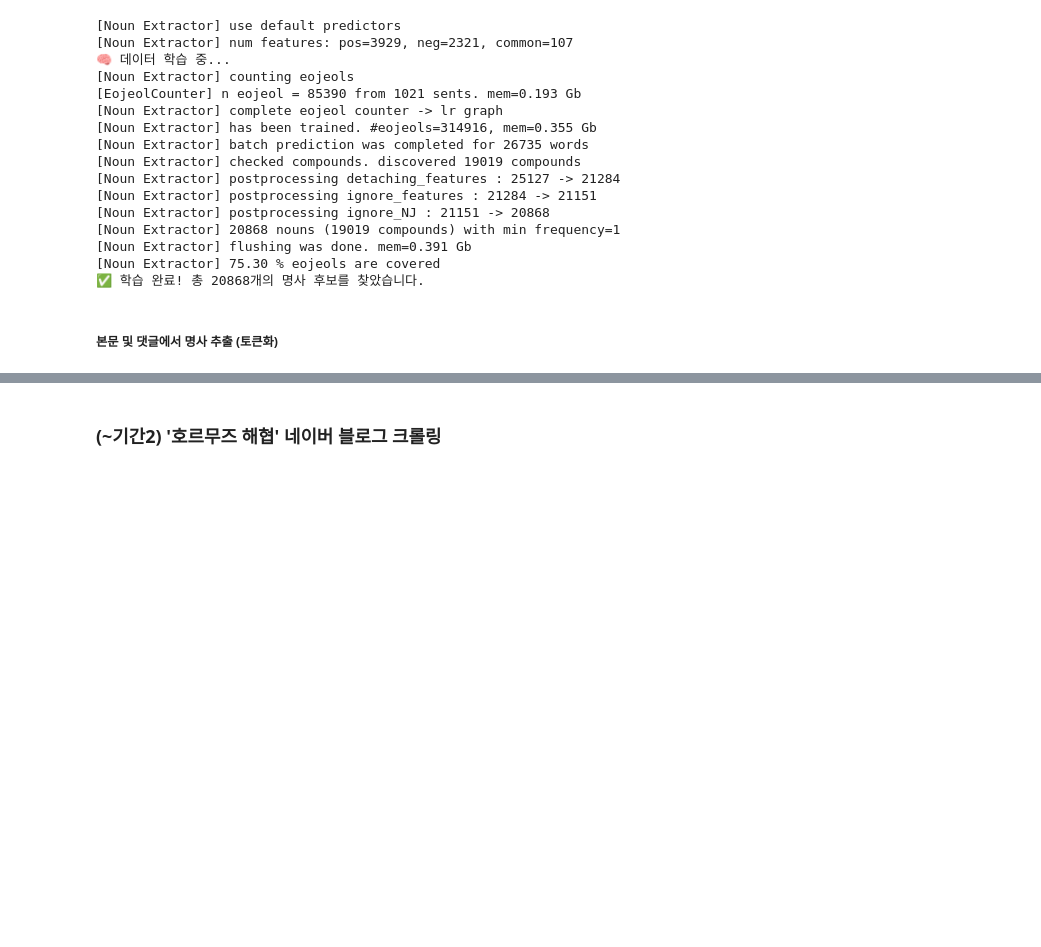
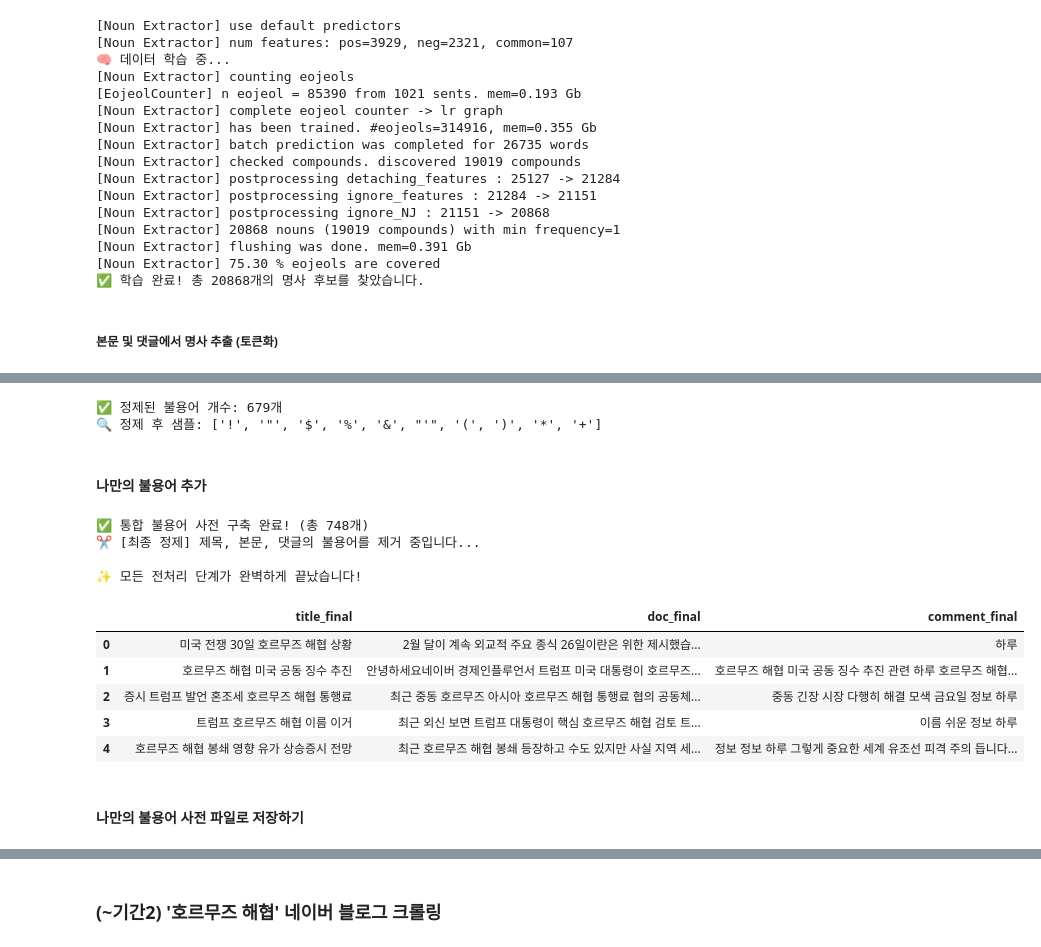
Before and after one commit to taehatae/Crawling_practice, a Jupyter notebook: 중간고사팀프로젝트/중간고사팀프로젝트_황태하_신형진.ipynb, the cells around one changed output, grey strips where cells are left out. Cells and saved outputs as stored; diff of their text form; code cells hidden in the pictures; blank space fills up the shorter version.

```diff
--- a/중간고사팀프로젝트/중간고사팀프로젝트_황태하_신형진.ipynb
+++ b/중간고사팀프로젝트/중간고사팀프로젝트_황태하_신형진.ipynb
@@ -639,0 +669,71 @@ display(df_total[['title_noun', 'doc_noun', 'comment_noun']].head())
+# %%
+# 1. 리스트 컴프리헨션으로 간결하게 처리
+# .strip()은 앞뒤의 모든 공백과 줄바꿈(\n)을 한꺼번에 제거합니다.
+stw = [word.strip() for word in st if word.strip()]
+
+# 2. 결과 확인
+print(f"✅ 정제된 불용어 개수: {len(stw)}개")
+print(f"🔍 정제 후 샘플: {stw[:10]}")
+# %% [output]
+✅ 정제된 불용어 개수: 679개
+🔍 정제 후 샘플: ['!', '"', '$', '%', '&', "'", '(', ')', '*', '+']
+# %% [markdown]
+#### 나만의 불용어 추가
+# %%
+# 사용자 정의 불용어 리스트 통합
+my_stopwords = [
+    # 일반적인 분석 노이즈
+    '포스팅', '블로그', '카페', '네이버', '수집', '에러', '발생', '내용없음',
+    '진짜', '오늘', '이번', '경우', '때문', '정도', '하나', '생각', '우리',
+    '뉴스', '공유', '출처', '댓글', '작성', '정말', '너무', '없음', '진짜',
+
+    # 카페 공지 및 시스템 관련 노이즈 (등급, 규정 등)
+    '게시판', '안내', '필독', '평생', '주식', '활동', '내용', '토대', '등급',
+    '조정', '댓글수', '좋아요', '클릭수', '방문수', '게시글수', '규정', '충족',
+    '자동', '등업', '회원', '추천글', '후속글', '자랑글', '뉴스글', '대응글',
+    '종목글', '이야기방', '비방글', '저격글', '욕설글', '통보', '삭제', '강퇴',
+    '참고', '투자', '책임', '본인', '양식', '제목', '키워드', '동일', '미준수',
+    '보기', '작성자', '입력', '입력하세요', '작성일'
+]
+
+# 2. 최종 불용어 사전 구축 (외부 사전 stw + 나만의 사전 my_stopwords)
+# set을 사용하여 중복을 제거하고 검색 속도를 높입니다.
+final_stopwords = set(stw + my_stopwords)
+
+print(f"✅ 통합 불용어 사전 구축 완료! (총 {len(final_stopwords)}개)")
+
+# 3. 불용어 및 한 글자 단어 제거 함수 정의
+def remove_final_stopwords(text):
+    if not text or pd.isna(text):
+        return ""
+
+    # 띄어쓰기 단위로 분리하여 필터링
+    # 조건: 2글자 이상 AND 최종 불용어 사전에 없을 것
+    words = [word for word in str(text).split() if len(word) > 1 and word not in final_stopwords]
+
+    return ' '.join(words)
+
+# 4. 제목, 본문, 댓글 데이터에 일괄 적용
+print("✂️ [최종 정제] 제목, 본문, 댓글의 불용어를 제거 중입니다...")
+
+df_total['title_final'] = df_total['title_noun'].apply(remove_final_stopwords)
+df_total['doc_final'] = df_total['doc_noun'].apply(remove_final_stopwords)
+df_total['comment_final'] = df_total['comment_noun'].apply(remove_final_stopwords)
+
+print("\n✨ 모든 전처리 단계가 완벽하게 끝났습니다!")
+
+# 5. 결과 샘플 확인 (정제된 3개 컬럼 확인)
+display(df_total[['title_final', 'doc_final', 'comment_final']].head())
+# %% [output]
+✅ 통합 불용어 사전 구축 완료! (총 748개)
+✂️ [최종 정제] 제목, 본문, 댓글의 불용어를 제거 중입니다...
+
+✨ 모든 전처리 단계가 완벽하게 끝났습니다!
+|  | title_final | doc_final | comment_final |
+| 0 | 미국 전쟁 30일 호르무즈 해협 상황 | 2월 달이 계속 외교적 주요 종식 26일이란은 위한 제시했습... | 하루 |
+| 1 | 호르무즈 해협 미국 공동 징수 추진 | 안녕하세요네이버 경제인플루언서 트럼프 미국 대통령이 호르무즈... | 호르무즈 해협 미국 공동 징수 추진 관련 하루 호르무즈 해협... |
+| 2 | 증시 트럼프 발언 혼조세 호르무즈 해협 통행료 | 최근 중동 호르무즈 아시아 호르무즈 해협 통행료 협의 공동체... | 중동 긴장 시장 다행히 해결 모색 금요일 정보 하루 |
+| 3 | 트럼프 호르무즈 해협 이름 이거 | 최근 외신 보면 트럼프 대통령이 핵심 호르무즈 해협 검토 트... | 이름 쉬운 정보 하루 |
+| 4 | 호르무즈 해협 봉쇄 영향 유가 상승증시 전망 | 최근 호르무즈 해협 봉쇄 등장하고 수도 있지만 사실 지역 세... | 정보 정보 하루 그렇게 중요한 세계 유조선 피격 주의 듭니다... |
+# %% [markdown]
+#### 나만의 불용어 사전 파일로 저장하기
```
Also changed, not shown: parts of 6 cells of this notebook, 3 other files.
